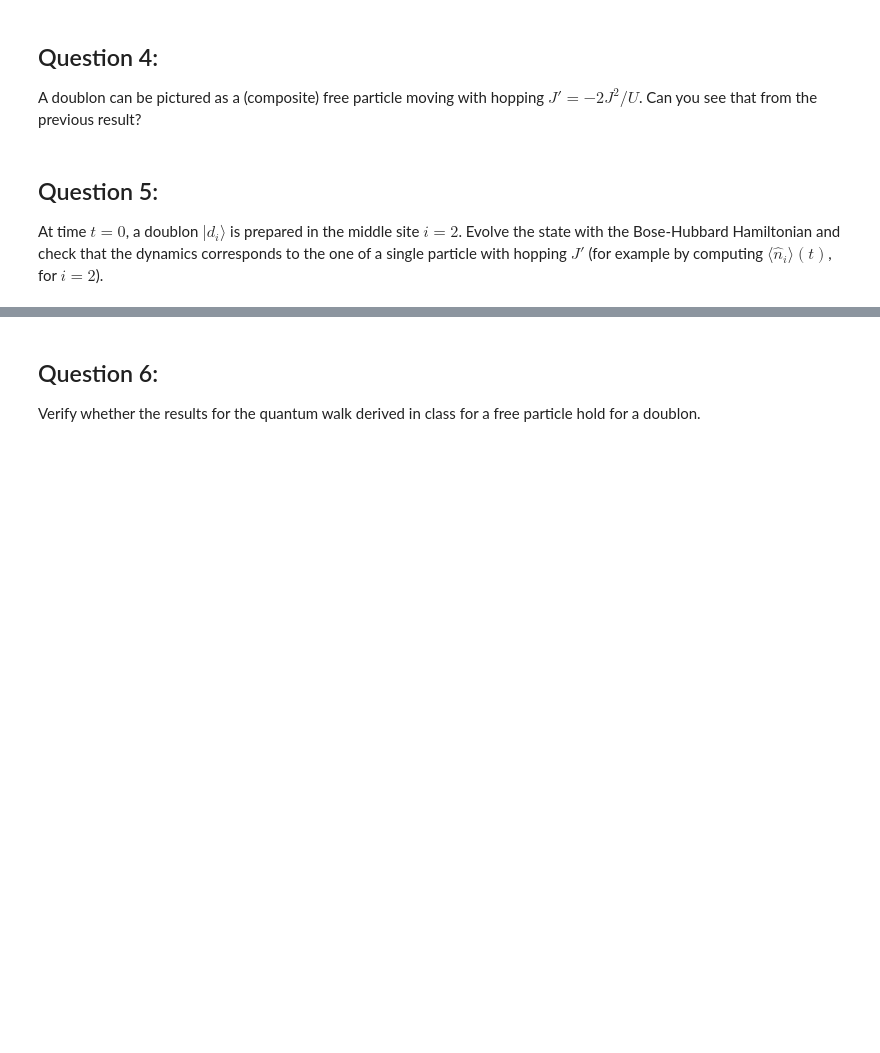
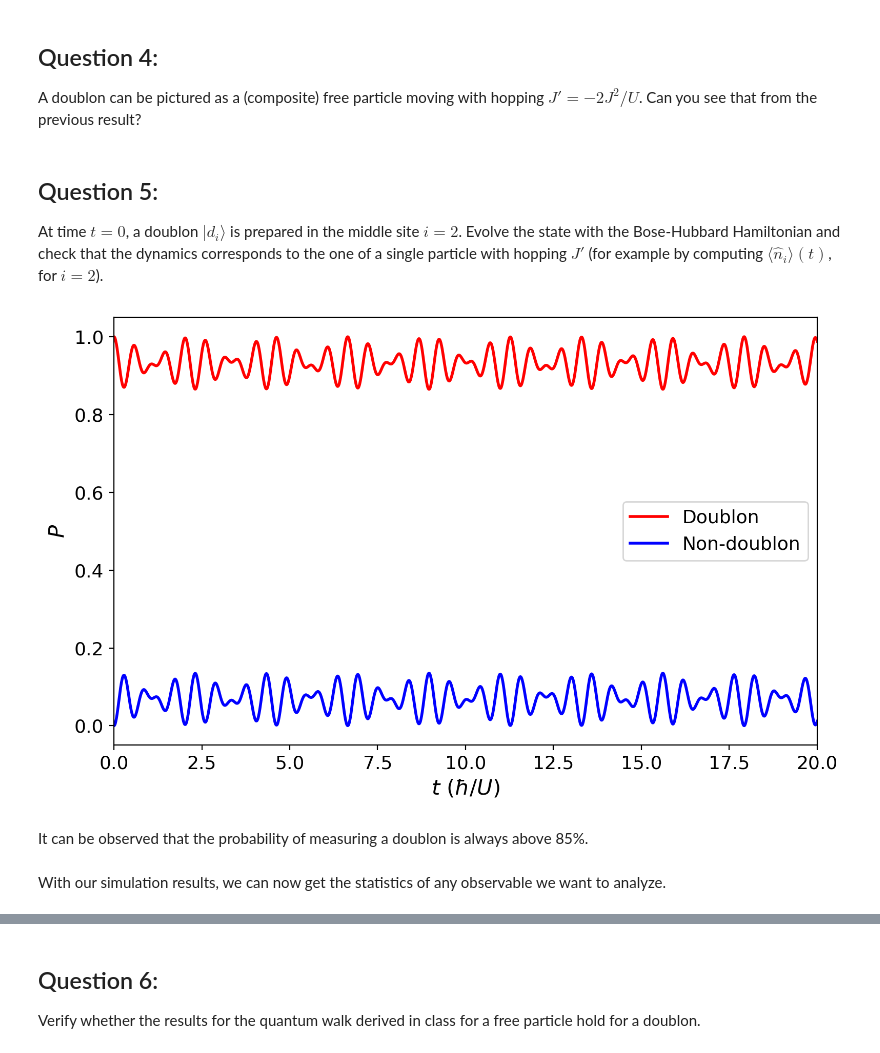
Before and after one commit to FrancoAquistapace/Two_particle_dynamics, a Jupyter notebook: project_notebook.ipynb, the cells around one changed output, grey strips where cells are left out. Drawn from its saved outputs; the diff is of its cells as text; code cells hidden in the pictures; blank space fills up the shorter version.

```diff
--- a/project_notebook.ipynb
+++ b/project_notebook.ipynb
@@ -582,0 +664,31 @@ At time $t=0$, a doublon $|d_i\rangle$ is prepared in the middle site $i=2$. Evo
+# %%
+# Let's plot the probability of measuring a doublon
+# state and a non-doublon state
+FONTSIZE = 15
+fig, ax = plt.subplots(figsize=(8, 5), dpi=200,
+                       nrows=1, ncols=1)
+doublon_probs = np.zeros(shape=(n_steps+1,))
+non_doublon_probs = np.zeros(shape=(n_steps+1,))
+for i, v in enumerate(Fock_basis):
+    if 2 in v:
+        doublon_probs += np.square(np.abs(psi_t[i,:]))
+    else:
+        non_doublon_probs += np.square(np.abs(psi_t[i,:]))
+
+plt.plot(t_vals, doublon_probs, lw=2,
+         label='Doublon', c='r')
+plt.plot(t_vals, non_doublon_probs, lw=2,
+         label='Non-doublon', c='b')
+ax.set_xlim(left=t_vals.min(),right=t_vals.max())
+ax.tick_params(labelsize=FONTSIZE-2)
+plt.legend(fontsize=FONTSIZE-2)
+plt.xlabel(r'$t$ ($\hbar/U$)', fontsize=FONTSIZE)
+plt.ylabel(r'$P$', fontsize=FONTSIZE)
+plt.tight_layout();
+plt.savefig('P_doubl_vs_non_doub.png', dpi=200);
+# %% [output]
+[figure, added]
+# %% [markdown]
+It can be observed that the probability of measuring a doublon is always above 85%.
+# %% [markdown]
+With our simulation results, we can now get the statistics of any observable we want to analyze.
```
Also changed, not shown: parts of 7 cells of this notebook, 1 other file.
